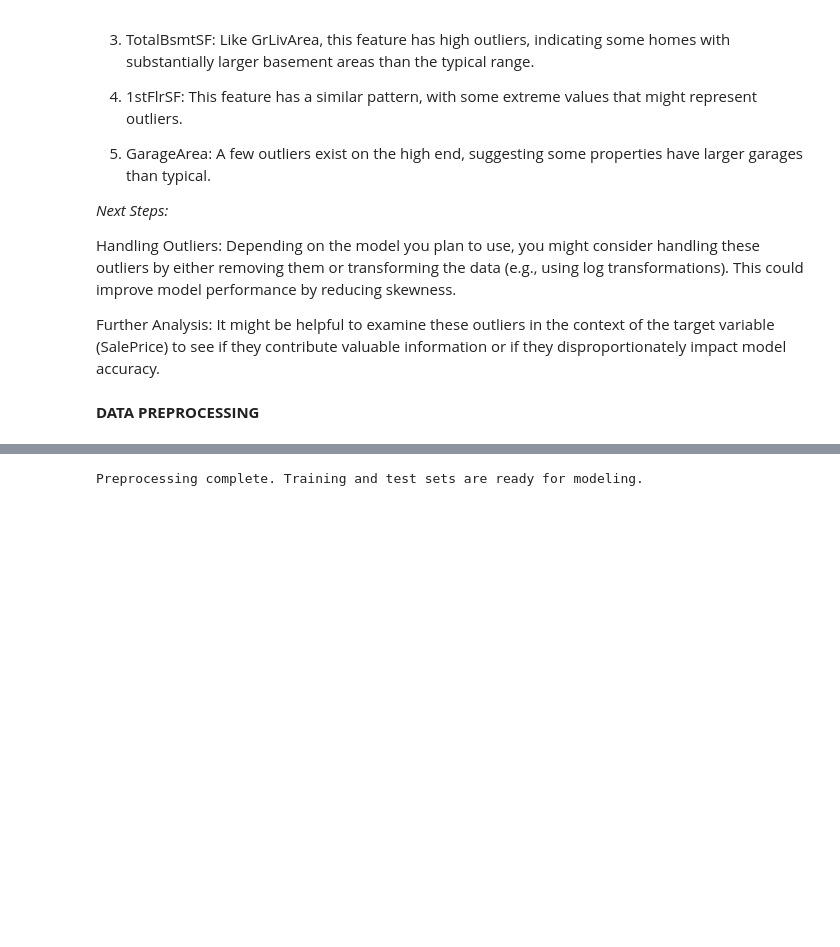
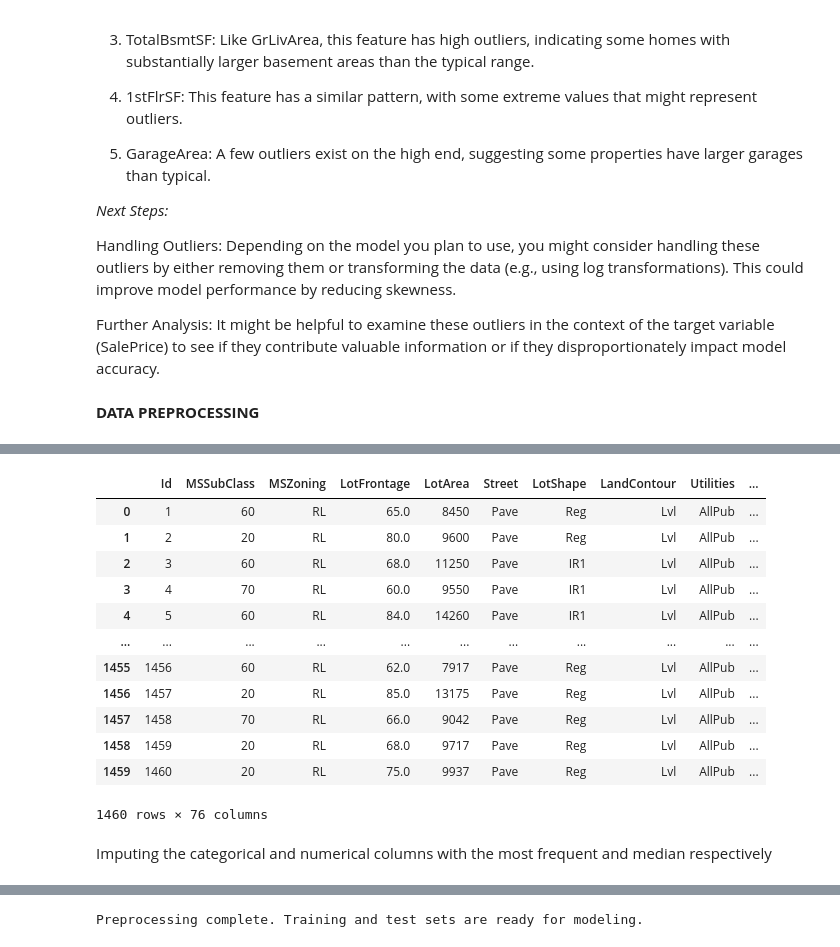
Before and after one commit to NamaembaSilali/House-Prices---Advanced-Regression-Techniques, a Jupyter notebook: index.ipynb, the cells around one changed output, grey strips where cells are left out. Cells and saved outputs as stored; diff of their text form; code cells hidden in the pictures; blank space fills up the shorter version.

Commit message:
dealing with null values

```diff
--- a/index.ipynb
+++ b/index.ipynb
@@ -286,0 +356,7 @@ Further Analysis: It might be helpful to examine these outliers in the context o
+# %%
+# Calculate percentage of missing values per column
+missing_percentage = data.isnull().mean() * 100
+
+# Display columns with missing values and their percentage
+print("Missing Percentage per Column:")
+print(missing_percentage[missing_percentage > 0])
@@ -286,0 +419,20 @@ Further Analysis: It might be helpful to examine these outliers in the context o
+# %%
+# Dropping columns with more than 50% missing values
+data = data.loc[:, missing_percentage <= 50]
+data
+# %% [output]
+|  | Id | MSSubClass | MSZoning | LotFrontage | LotArea | Street | LotShape | LandContour | Utilities | ... |
+| 0 | 1 | 60 | RL | 65.0 | 8450 | Pave | Reg | Lvl | AllPub | ... |
+| 1 | 2 | 20 | RL | 80.0 | 9600 | Pave | Reg | Lvl | AllPub | ... |
+| 2 | 3 | 60 | RL | 68.0 | 11250 | Pave | IR1 | Lvl | AllPub | ... |
+| 3 | 4 | 70 | RL | 60.0 | 9550 | Pave | IR1 | Lvl | AllPub | ... |
+| 4 | 5 | 60 | RL | 84.0 | 14260 | Pave | IR1 | Lvl | AllPub | ... |
+| ... | ... | ... | ... | ... | ... | ... | ... | ... | ... | ... |
+| 1455 | 1456 | 60 | RL | 62.0 | 7917 | Pave | Reg | Lvl | AllPub | ... |
+| 1456 | 1457 | 20 | RL | 85.0 | 13175 | Pave | Reg | Lvl | AllPub | ... |
+| 1457 | 1458 | 70 | RL | 66.0 | 9042 | Pave | Reg | Lvl | AllPub | ... |
+| 1458 | 1459 | 20 | RL | 68.0 | 9717 | Pave | Reg | Lvl | AllPub | ... |
+| 1459 | 1460 | 20 | RL | 75.0 | 9937 | Pave | Reg | Lvl | AllPub | ... |
+1460 rows × 76 columns
+# %% [markdown]
+Imputing the categorical and numerical columns with the most frequent and median respectively
```
Also changed, not shown: parts of 11 cells of this notebook.
